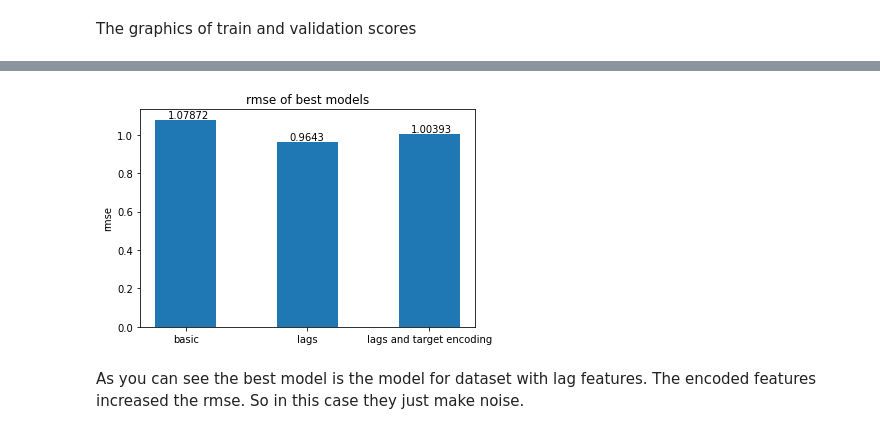
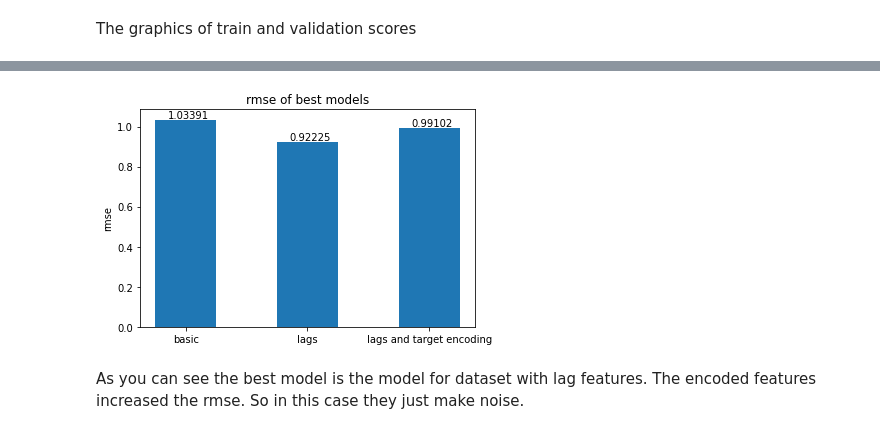
Before and after one commit to vkhmara/EPAM-Internship, a Jupyter notebook: Predict future sales/Experiments with the other form of data.ipynb, the cells around one changed output, grey strips where cells are left out. Drawn from its saved outputs; the diff is of its cells as text; code cells hidden in the pictures.

```diff
--- a/Predict future sales/Experiments with the other form of data.ipynb
+++ b/Predict future sales/Experiments with the other form of data.ipynb
@@ -246,7 +246,7 @@ I decided to use gradient boosting because it is the model that gives a high qua
 For 3 types of data I tune the **max_depth** parameter of lgbm. Also I use early stopping using validation dataset because it is more efficient than selection some value of the number of estimators. Then I plot the graphics of train and validation score from **max_depth** parameter and choose the values of this parameter which minimize the the validation score.
 # %%
 # the values of max_depth parameter to tune
-max_depths = list(range(1, 30))
+max_depths = list(range(1, 25))
 
 # cases of datasets
 cases = [
@@ -325,7 +325,7 @@ for case in cases:
         model_info['tuned_parameters'] = max_depths
 
         print('max_depth:', max_depth)
-        lgbm = LGBMRegressor(max_depth=max_depth)
+        lgbm = LGBMRegressor(max_depth=max_depth, n_estimators=1000)
         lgbm.fit(X_train,
                  y_train,
                  eval_set=[(X_val, y_val)],
@@ -386,13 +386,13 @@ for i, case in enumerate(cases):
 # %%
-rmses = [max(all_models_info[case]['val_scores']) for case in cases]
+rmses = [min(all_models_info[case]['val_scores']) for case in cases]
 plt.bar(x=cases, height=rmses, width=0.5)
 plt.ylabel('rmse')
 plt.title('rmse of best models')
 for i, rmse in enumerate(rmses):
     plt.text(i-0.15, rmse + 0.01, str(round(rmse, 5)))
 plt.show()
 # %% [output]
-[figure, old version]
+[figure, new version]
 # %% [markdown]
 As you can see the best model is the model for dataset with lag features. The encoded features increased the rmse. So in this case they just make noise.
 # %%
```
Also changed, not shown: parts of 5 cells of this notebook.
